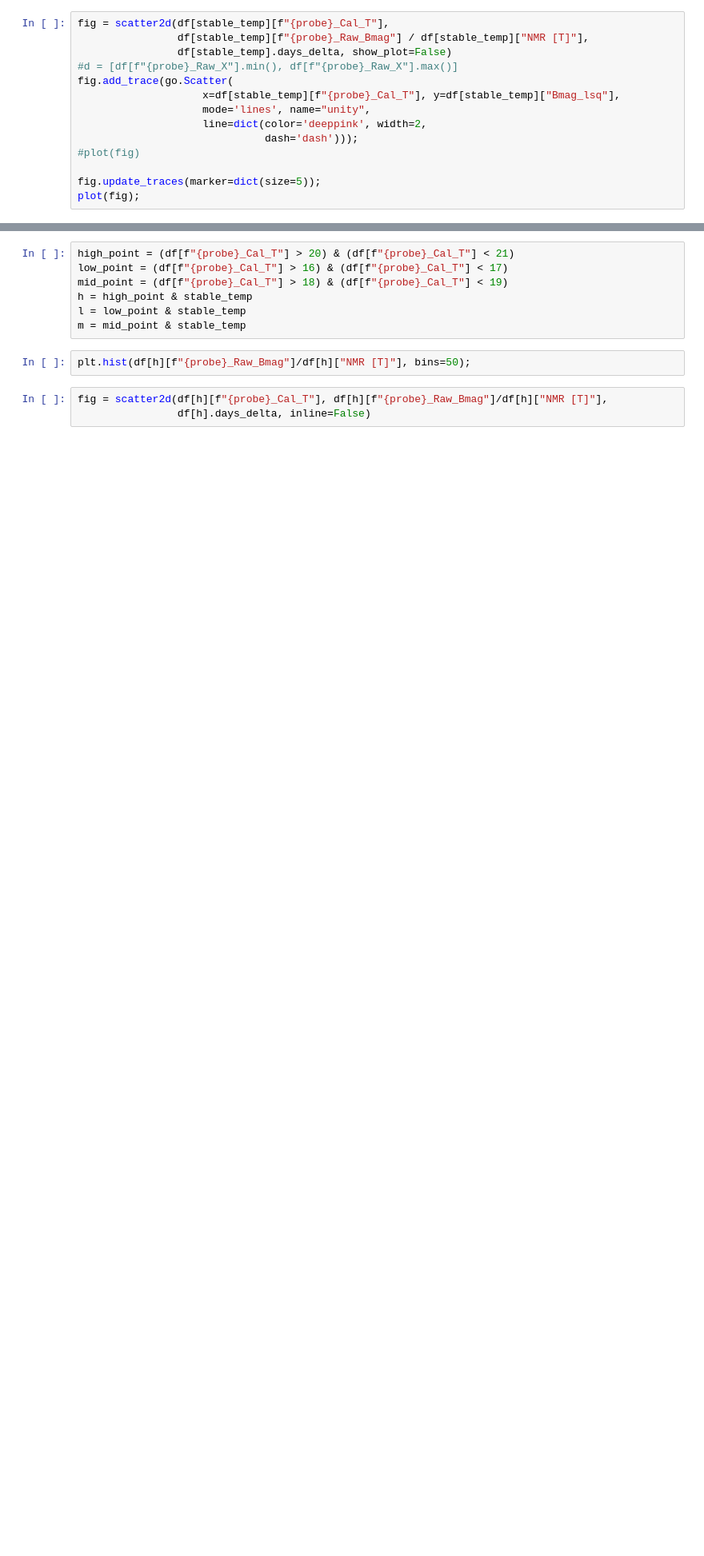
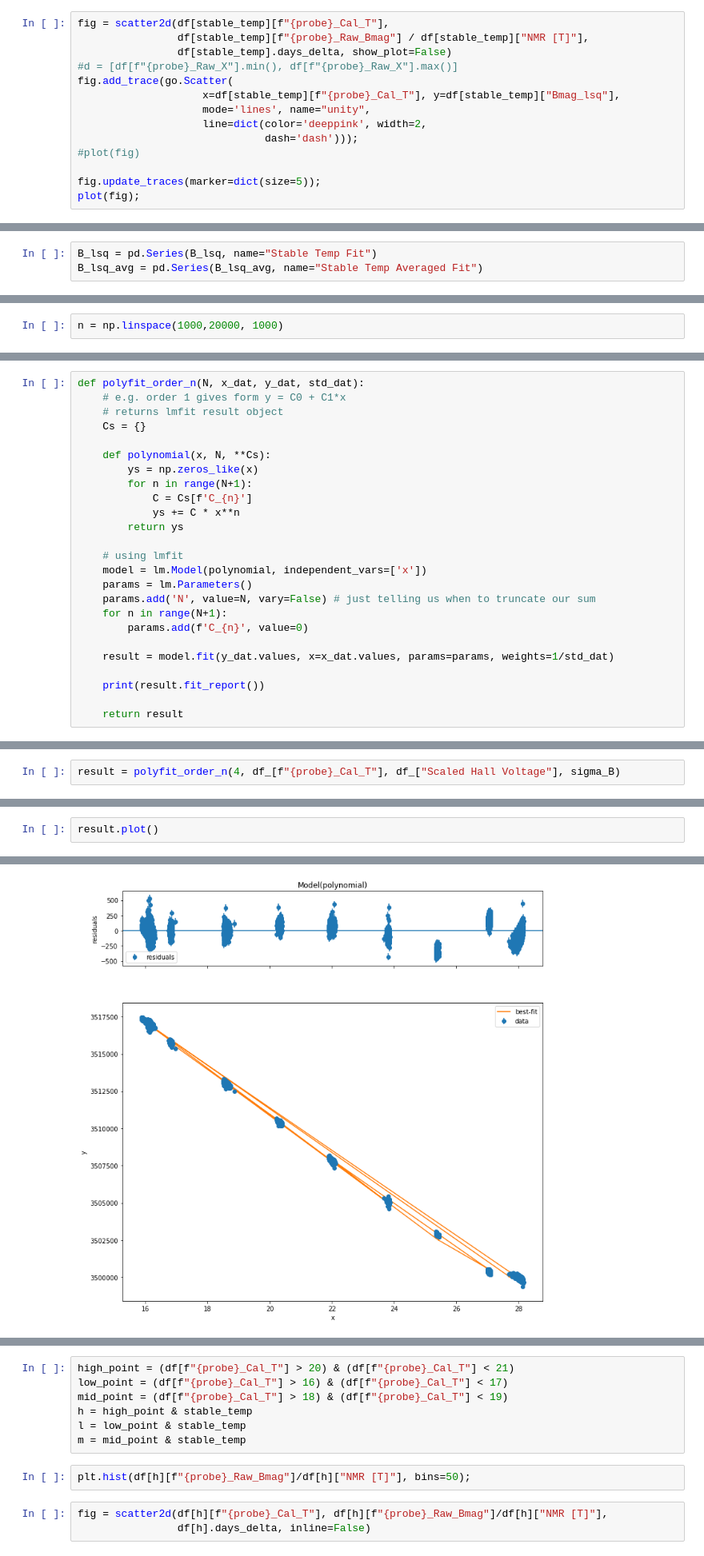
Before and after one commit to ckampa13/hallprobecalib, a Jupyter notebook: scripts/12-04-19_Hall_Probe_Stability_Run06.ipynb, the cells around one changed output, grey strips where cells are left out. Shown: that part at 80% size. Drawn from its saved outputs; the diff is of its cells as text; blank space fills up the shorter version.

Commit message:
More data in Hall Probe Stability Run 06.

```diff
--- a/scripts/12-04-19_Hall_Probe_Stability_Run06.ipynb
+++ b/scripts/12-04-19_Hall_Probe_Stability_Run06.ipynb
@@ -494,0 +1446,3 @@ plot(fig);
+# %%
+B_lsq = pd.Series(B_lsq, name="Stable Temp Fit")
+B_lsq_avg = pd.Series(B_lsq_avg, name="Stable Temp Averaged Fit")
@@ -494,0 +1548,2 @@ plot(fig);
+# %%
+n = np.linspace(1000,20000, 1000)
@@ -494,0 +1571,25 @@ plot(fig);
+# %%
+def polyfit_order_n(N, x_dat, y_dat, std_dat):
+    # e.g. order 1 gives form y = C0 + C1*x
+    # returns lmfit result object
+    Cs = {}
+
+    def polynomial(x, N, **Cs):
+        ys = np.zeros_like(x)
+        for n in range(N+1):
+            C = Cs[f'C_{n}']
+            ys += C * x**n
+        return ys
+
+    # using lmfit
+    model = lm.Model(polynomial, independent_vars=['x'])
+    params = lm.Parameters()
+    params.add('N', value=N, vary=False) # just telling us when to truncate our sum
+    for n in range(N+1):
+        params.add(f'C_{n}', value=0)
+
+    result = model.fit(y_dat.values, x=x_dat.values, params=params, weights=1/std_dat)
+
+    print(result.fit_report())
+
+    return result
@@ -494,0 +1618,2 @@ plot(fig);
+# %%
+result = polyfit_order_n(4, df_[f"{probe}_Cal_T"], df_["Scaled Hall Voltage"], sigma_B)
@@ -494,0 +1638,3 @@ plot(fig);
+# %%
+result.plot()
+# %% [output]
@@ -494,0 +1642 @@ plot(fig);
+[figure, added]
```
Also changed, not shown: parts of 319 cells of this notebook, 3 other files.
